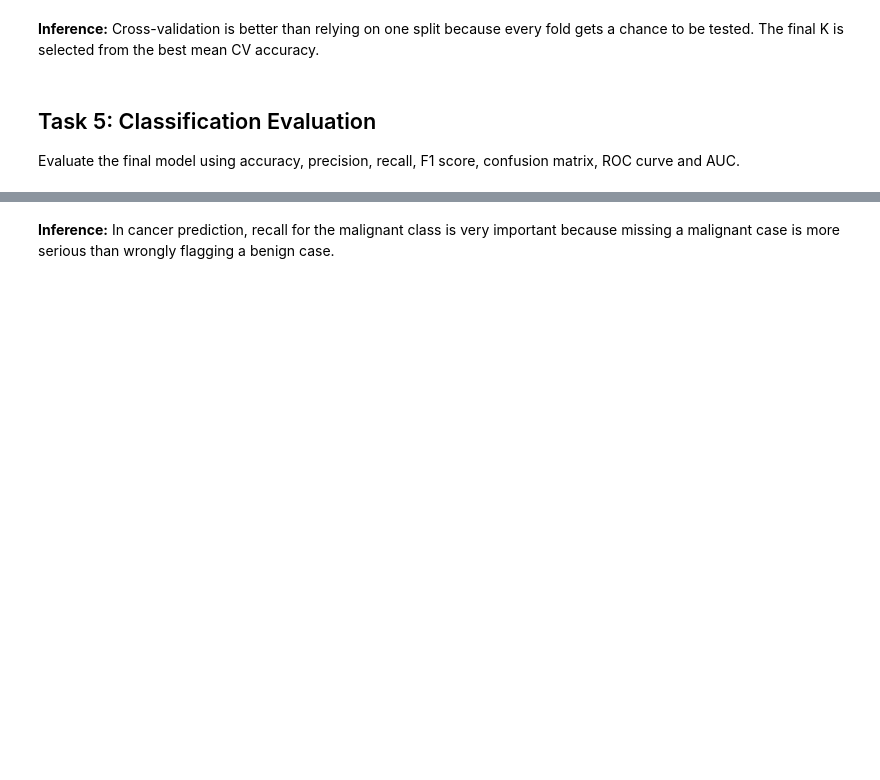
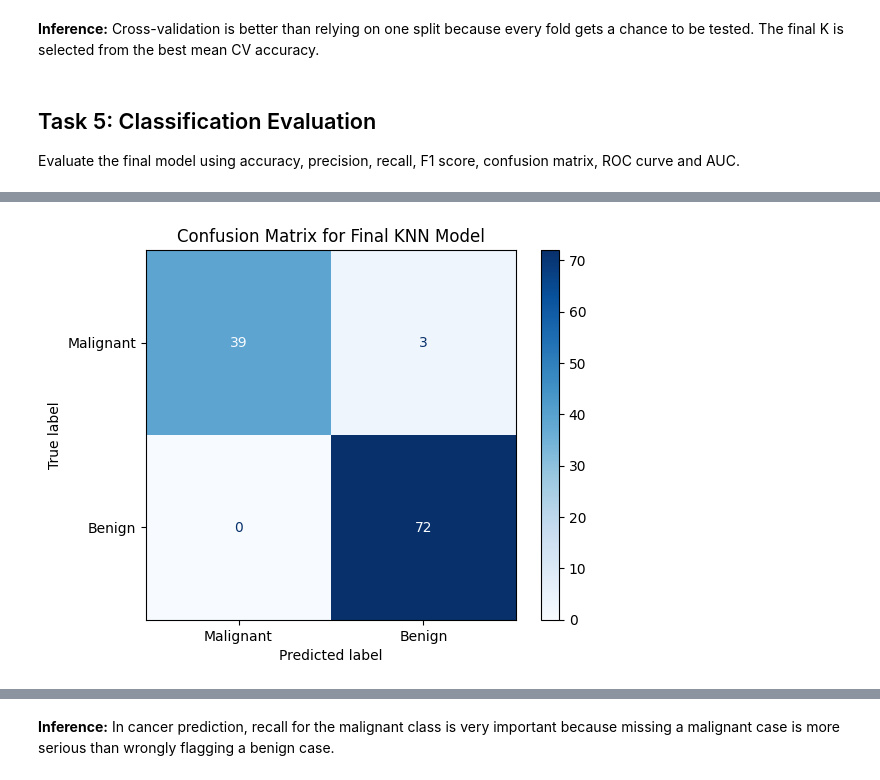
Before and after one commit to AmoghSahore/MCA-MachineLearning, a Jupyter notebook: LAB04/2547108_Lab04_KNN_Classification.ipynb, the cells around one changed output, grey strips where cells are left out. Drawn from its saved outputs; the diff is of its cells as text; code cells hidden in the pictures; blank space fills up the shorter version.

```diff
--- a/LAB04/2547108_Lab04_KNN_Classification.ipynb
+++ b/LAB04/2547108_Lab04_KNN_Classification.ipynb
@@ -261,2 +329,12 @@ cm_df
+# %%
+disp = ConfusionMatrixDisplay(
+    confusion_matrix=cm,
+    display_labels=["Malignant", "Benign"]
+)
+disp.plot(cmap="Blues", values_format="d")
+plt.title("Confusion Matrix for Final KNN Model")
+plt.show()
+# %% [output]
+[figure, added]
 # %%
 print(classification_report(y_test, y_pred, target_names=["Malignant", "Benign"]))
```
Also changed, not shown: parts of 15 cells of this notebook, 8 other files.
